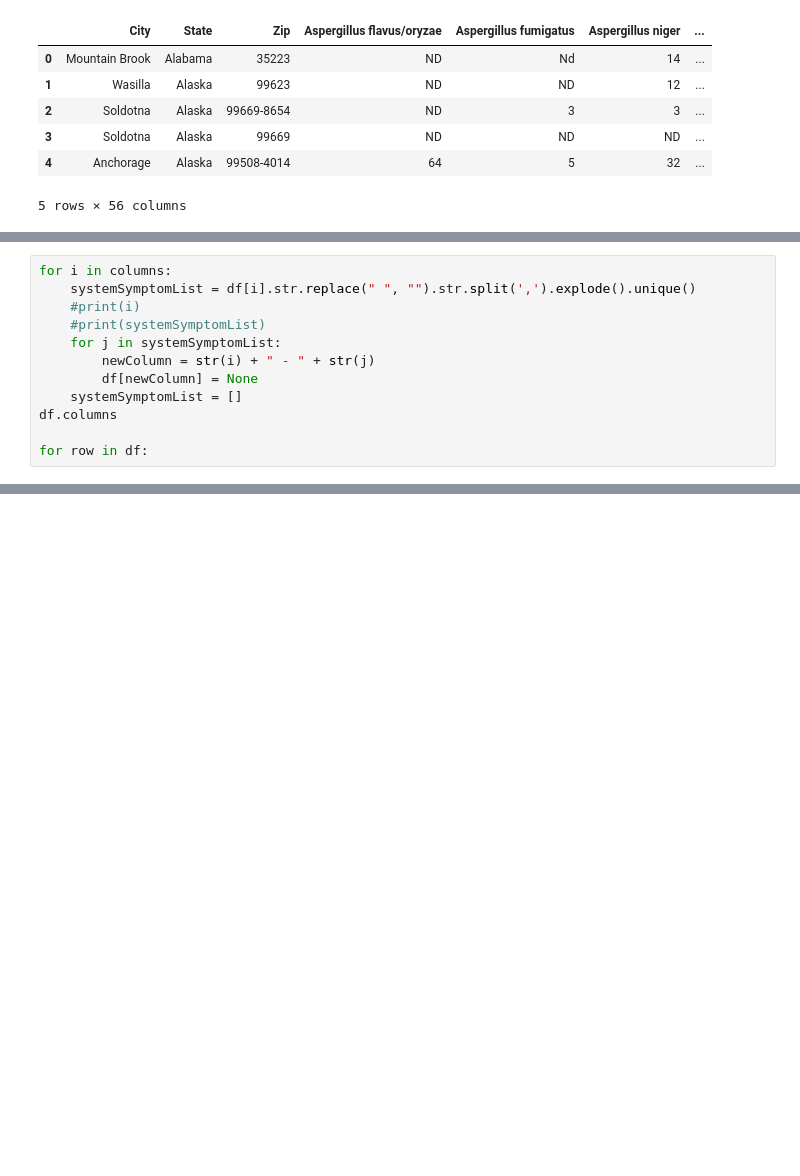
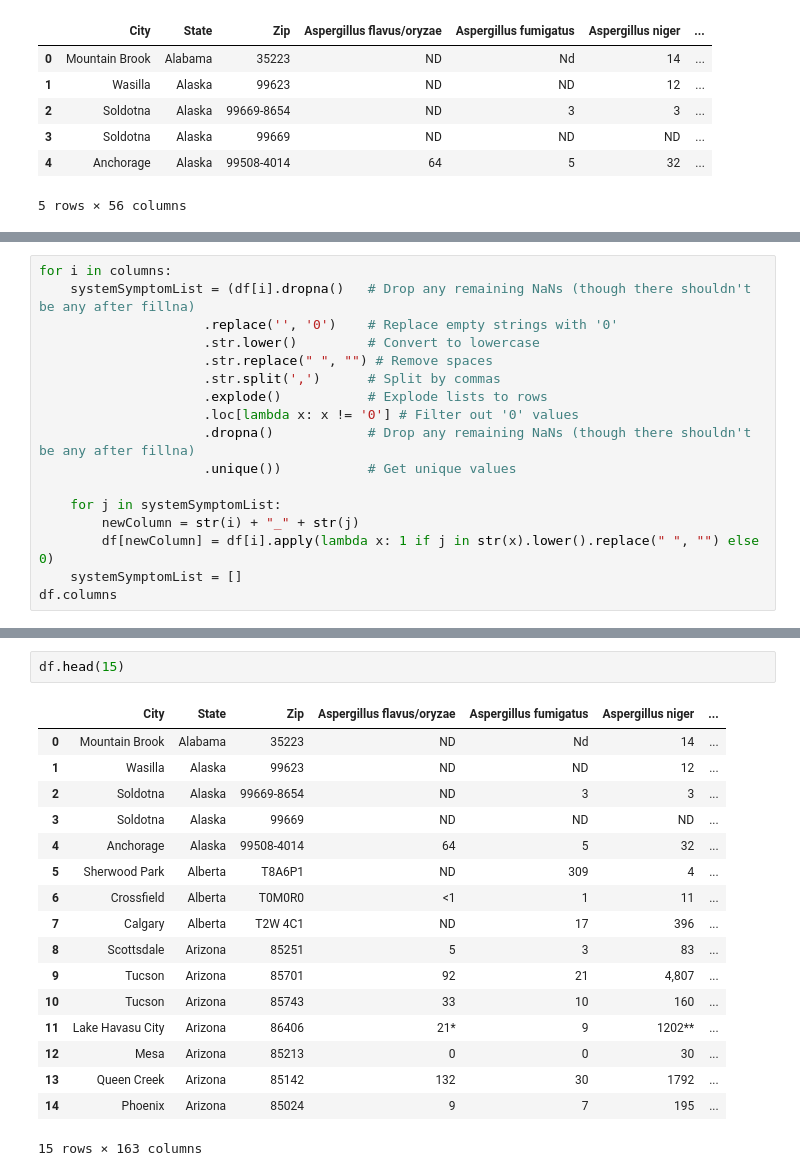
Before and after one commit to AITHIOMB/Home-Health-Impact, a Jupyter notebook: DataPrep.ipynb, the cells around one changed output, grey strips where cells are left out. Drawn from its saved outputs; the diff is of its cells as text; blank space fills up the shorter version.

Commit message:
Data Cleaning Symptoms and Moles

```diff
--- a/DataPrep.ipynb
+++ b/DataPrep.ipynb
@@ -29,15 +29,3 @@ uniqueValues.head()
 | 2 | CIRS, MCAS | Sneezing/Allergies, Runny nose/Po... | Shortness of breath, Heaviness in... | Significant weight gain/loss, Blo... | Spider veins, Easy bruising/bleed... | Itchy/Peeling skin, Flushing, Fun... | Brain fog, Confusion, Memory loss... | Anxiousness, Depression, Headache... | ... |
 | 3 | Auto-Immune Disease, Lyme Disease... | NaN | NaN | NaN | NaN | NaN | NaN | NaN | ... |
 | 4 | CIRS, Hyperthyroid/Hypothyroid, P... | Runny nose/Post-nasal drip, Ear p... | NaN | Significant weight gain/loss | Spider veins, Cherry angiomas, Ra... | Eczema | Brain fog, Trouble finding the ri... | Anxiousness, Fatigue | ... |
-# %%
-for i in columns:
-    systemSymptomList = df[i].str.replace(" ", "").str.split(',').explode().unique()
-    #print(i)
-    #print(systemSymptomList)
-    for j in systemSymptomList:
-        newColumn = str(i) + " - " + str(j)
-        df[newColumn] = None
-    systemSymptomList = []
-df.columns
-
-for row in df:
@@ -58,0 +32,17 @@ Index(['City', 'State', 'Zip', 'Aspergillus flavus/oryzae',
+# %%
+for i in columns:
+    systemSymptomList = (df[i].dropna()   # Drop any remaining NaNs (though there shouldn't be any after fillna)
+                     .replace('', '0')    # Replace empty strings with '0'
+                     .str.lower()         # Convert to lowercase
+                     .str.replace(" ", "") # Remove spaces
+                     .str.split(',')      # Split by commas
+                     .explode()           # Explode lists to rows
+                     .loc[lambda x: x != '0'] # Filter out '0' values
+                     .dropna()            # Drop any remaining NaNs (though there shouldn't be any after fillna)
+                     .unique())           # Get unique values
+
+    for j in systemSymptomList:
+        newColumn = str(i) + "_" + str(j)
+        df[newColumn] = df[i].apply(lambda x: 1 if j in str(x).lower().replace(" ", "") else 0)
+    systemSymptomList = []
+df.columns
@@ -58,0 +65,20 @@ Index(['City', 'State', 'Zip', 'Aspergillus flavus/oryzae',
+# %%
+df.head(15)
+# %% [output]
+|  | City | State | Zip | Aspergillus flavus/oryzae | Aspergillus fumigatus | Aspergillus niger | ... |
+| 0 | Mountain Brook | Alabama | 35223 | ND | Nd | 14 | ... |
+| 1 | Wasilla | Alaska | 99623 | ND | ND | 12 | ... |
+| 2 | Soldotna | Alaska | 99669-8654 | ND | 3 | 3 | ... |
+| 3 | Soldotna | Alaska | 99669 | ND | ND | ND | ... |
+| 4 | Anchorage | Alaska | 99508-4014 | 64 | 5 | 32 | ... |
+| 5 | Sherwood Park | Alberta | T8A6P1 | ND | 309 | 4 | ... |
+| 6 | Crossfield | Alberta | T0M0R0 | <1 | 1 | 11 | ... |
+| 7 | Calgary | Alberta | T2W 4C1 | ND | 17 | 396 | ... |
+| 8 | Scottsdale | Arizona | 85251 | 5 | 3 | 83 | ... |
+| 9 | Tucson | Arizona | 85701 | 92 | 21 | 4,807 | ... |
+| 10 | Tucson | Arizona | 85743 | 33 | 10 | 160 | ... |
+| 11 | Lake Havasu City | Arizona | 86406 | 21* | 9 | 1202** | ... |
+| 12 | Mesa | Arizona | 85213 | 0 | 0 | 30 | ... |
+| 13 | Queen Creek | Arizona | 85142 | 132 | 30 | 1792 | ... |
+| 14 | Phoenix | Arizona | 85024 | 9 | 7 | 195 | ... |
+15 rows × 163 columns
```
Also changed, not shown: parts of 10 cells of this notebook, 1 other file.
